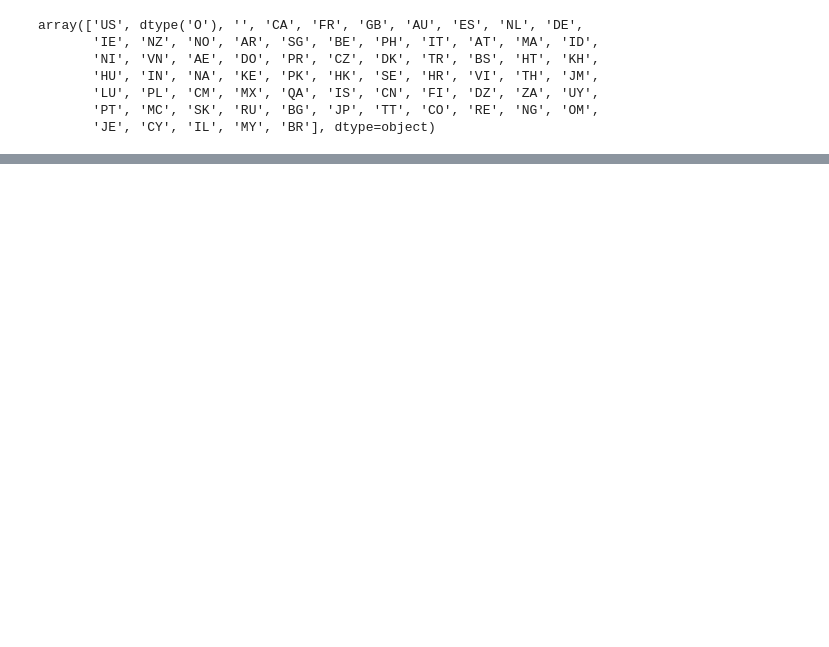
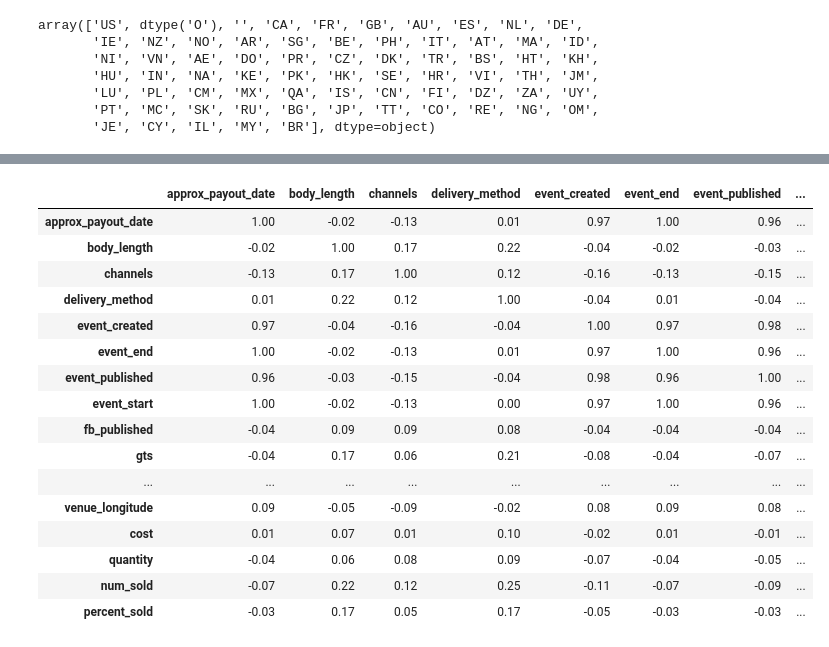
Before and after one commit to paultanger/Fraud_Detection, a Jupyter notebook: notebooks/paul_EDA.ipynb, the cells around one changed output, grey strips where cells are left out. Drawn from its saved outputs; the diff is of its cells as text; code cells hidden in the pictures; blank space fills up the shorter version.

```diff
--- a/notebooks/paul_EDA.ipynb
+++ b/notebooks/paul_EDA.ipynb
@@ -295,0 +424,23 @@ array(['US', dtype('O'), '', 'CA', 'FR', 'GB', 'AU', 'ES', 'NL', 'DE',
+# %%
+import numpy as np; np.random.seed(0)
+
+X.corr(method='spearman').style.background_gradient(cmap='coolwarm').set_precision(2)
+# ax = sns.heatmap(X)
+# %% [output]
+|  | approx_payout_date | body_length | channels | delivery_method | event_created | event_end | event_published | ... |
+| approx_payout_date | 1.00 | -0.02 | -0.13 | 0.01 | 0.97 | 1.00 | 0.96 | ... |
+| body_length | -0.02 | 1.00 | 0.17 | 0.22 | -0.04 | -0.02 | -0.03 | ... |
+| channels | -0.13 | 0.17 | 1.00 | 0.12 | -0.16 | -0.13 | -0.15 | ... |
+| delivery_method | 0.01 | 0.22 | 0.12 | 1.00 | -0.04 | 0.01 | -0.04 | ... |
+| event_created | 0.97 | -0.04 | -0.16 | -0.04 | 1.00 | 0.97 | 0.98 | ... |
+| event_end | 1.00 | -0.02 | -0.13 | 0.01 | 0.97 | 1.00 | 0.96 | ... |
+| event_published | 0.96 | -0.03 | -0.15 | -0.04 | 0.98 | 0.96 | 1.00 | ... |
+| event_start | 1.00 | -0.02 | -0.13 | 0.00 | 0.97 | 1.00 | 0.96 | ... |
+| fb_published | -0.04 | 0.09 | 0.09 | 0.08 | -0.04 | -0.04 | -0.04 | ... |
+| gts | -0.04 | 0.17 | 0.06 | 0.21 | -0.08 | -0.04 | -0.07 | ... |
+| ... | ... | ... | ... | ... | ... | ... | ... | ... |
+| venue_longitude | 0.09 | -0.05 | -0.09 | -0.02 | 0.08 | 0.09 | 0.08 | ... |
+| cost | 0.01 | 0.07 | 0.01 | 0.10 | -0.02 | 0.01 | -0.01 | ... |
+| quantity | -0.04 | 0.06 | 0.08 | 0.09 | -0.07 | -0.04 | -0.05 | ... |
+| num_sold | -0.07 | 0.22 | 0.12 | 0.25 | -0.11 | -0.07 | -0.09 | ... |
+| percent_sold | -0.03 | 0.17 | 0.05 | 0.17 | -0.05 | -0.03 | -0.03 | ... |
```
Also changed, not shown: parts of 20 cells of this notebook, 2 other files.
